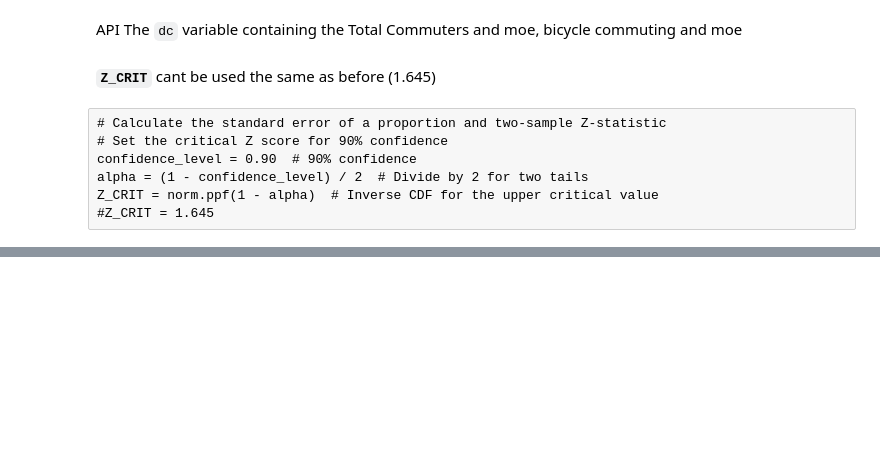
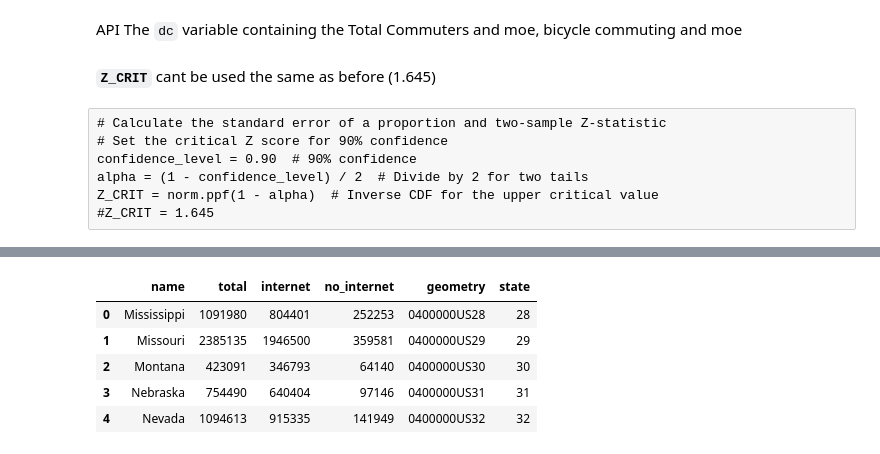
Before and after one commit to jgp-13/Analyzing_US_Census_Data_in_Python, a Jupyter notebook: census_project.ipynb, the cells around one changed output, grey strips where cells are left out. Cells and saved outputs as stored; diff of their text form; code cells hidden in the pictures; blank space fills up the shorter version.

```diff
--- a/census_project.ipynb
+++ b/census_project.ipynb
@@ -531,0 +537,30 @@ dc
+# %%
+# Define API base URL and parameters
+HOST = "https://api.census.gov/data"  # Base URL for the U.S. Census API
+dataset = "acs/acs1"  # Specify the dataset (American Community Survey 1-year estimates)
+predicates = {}
+predicates["get"] = ",".join(["NAME", "B28011_001E", "B28011_002E", "B28011_008E", "GEO_ID"])  # Request variables: Total Commuters and moe, bicycle commuting and moe
+predicates['for'] = "state:*"  # FIPS code for Washington, D.C.
+
+# Initialize an empty list to store yearly data
+dfs = []
+col_names = ["name",
+             'total',
+             'internet',
+             'no_internet',
+             'geometry',
+             "state"]  # Define DataFrame column names
+
+# Loop through years 2011 to 2017
+#for year in range(2011, 2018):
+year=2017
+base_url = "/".join([HOST, str(year), dataset])  # Construct the API request URL for the given year
+r = requests.get(base_url, params=predicates)  # Send a GET request to the Census API with the specified parameters
+df = pd.DataFrame(columns=col_names, data=r.json()[1:])  # Convert API response to a DataFrame, excluding header row
+#df["year"] = year  # Add a column to indicate the year of the data
+#dfs.append(df)  # Append the yearly DataFrame to the list
+
+# Combine all yearly DataFrames into a single DataFrame
+#dc = pd.concat(dfs, ignore_index=True)  # Merge all yearly DataFrames and reset index
+df[[ 'total','internet', 'no_internet']] = df[[ 'total','internet', 'no_internet']].astype(int)  # Convert bicycle commute data to integers
+df['geometry']=df['geometry'].astype('')
@@ -531,0 +599,9 @@ dc
+# %%
+df.head()
+# %% [output]
+|  | name | total | internet | no_internet | geometry | state |
+| 0 | Mississippi | 1091980 | 804401 | 252253 | 0400000US28 | 28 |
+| 1 | Missouri | 2385135 | 1946500 | 359581 | 0400000US29 | 29 |
+| 2 | Montana | 423091 | 346793 | 64140 | 0400000US30 | 30 |
+| 3 | Nebraska | 754490 | 640404 | 97146 | 0400000US31 | 31 |
+| 4 | Nevada | 1094613 | 915335 | 141949 | 0400000US32 | 32 |
```
Also changed, not shown: parts of 12 cells of this notebook, 2 other files.
